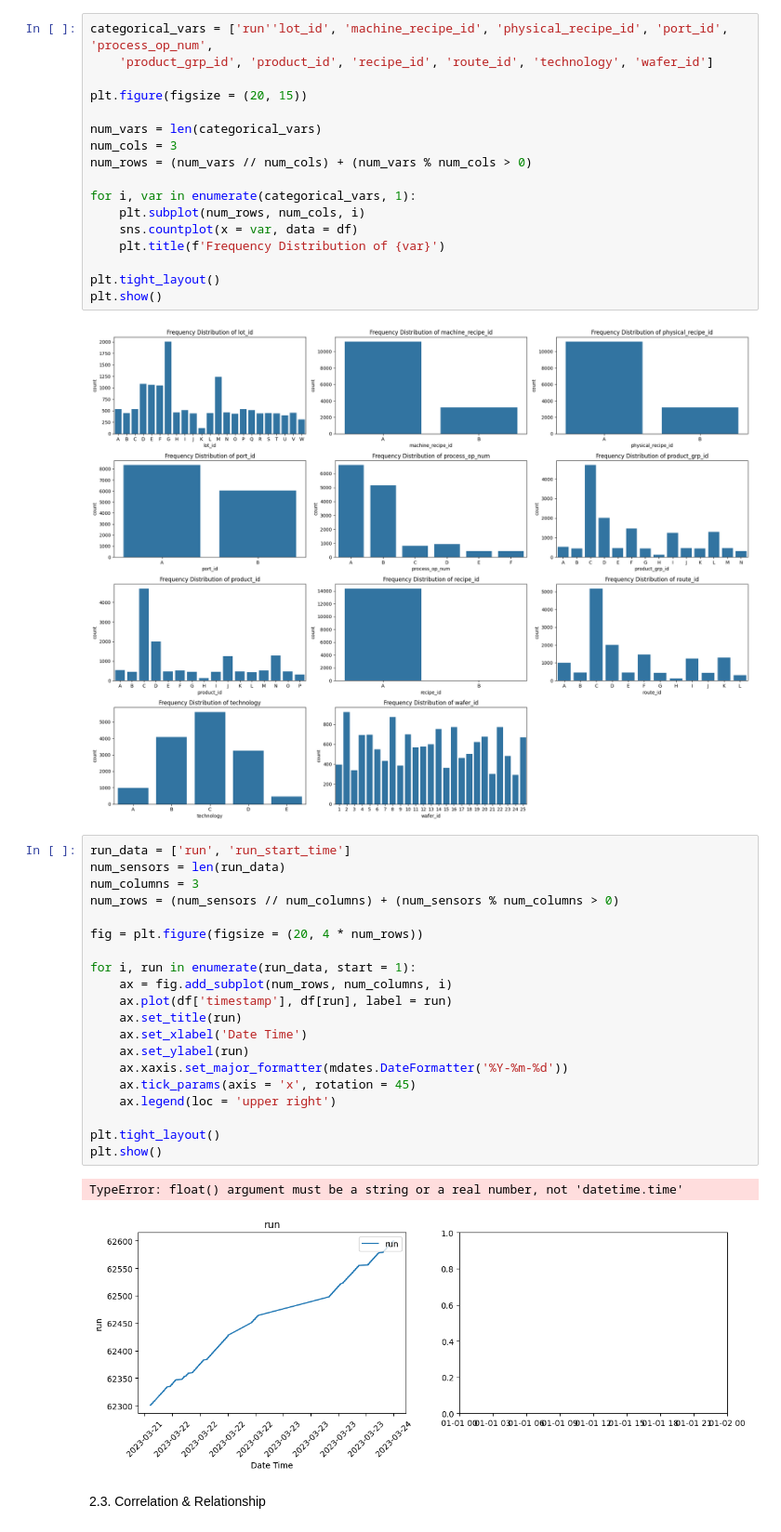
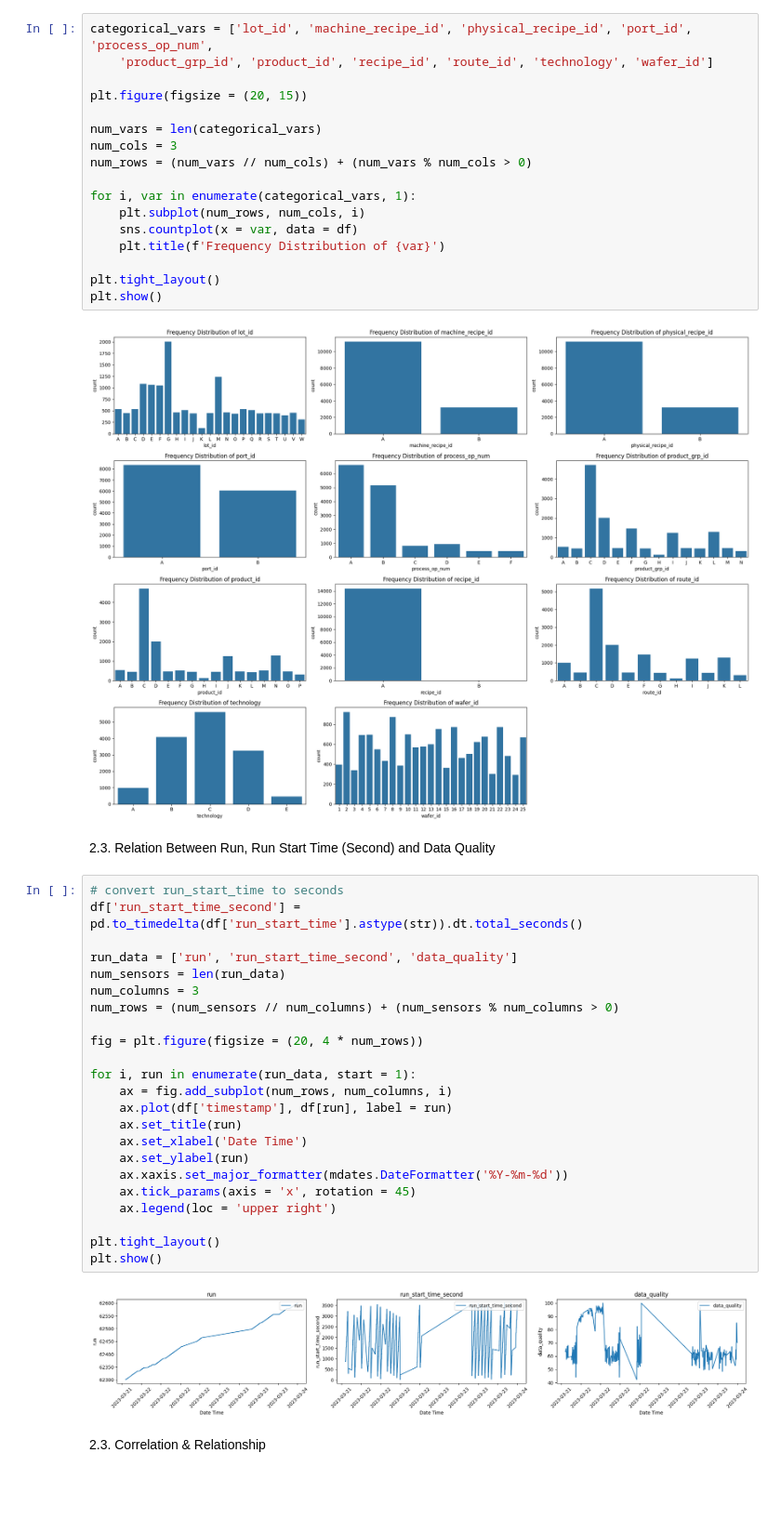
Before and after one commit to christopher192/machine-learning-project, a Jupyter notebook: tool-sensor-anomaly-detection/tool-sensor-anomaly-detection.ipynb, the cells around one changed output. Shown at 93% size. Saved outputs shown, nothing was run; the diff lists cells and outputs as text; blank space fills up the shorter version.

```diff
--- a/tool-sensor-anomaly-detection/tool-sensor-anomaly-detection.ipynb
+++ b/tool-sensor-anomaly-detection/tool-sensor-anomaly-detection.ipynb
@@ -282,7 +283,7 @@ plt.show()
 # %% [markdown]
 2.2. Categorical Variable Analysis
 # %%
-categorical_vars = ['run''lot_id', 'machine_recipe_id', 'physical_recipe_id', 'port_id', 'process_op_num',
+categorical_vars = ['lot_id', 'machine_recipe_id', 'physical_recipe_id', 'port_id', 'process_op_num',
     'product_grp_id', 'product_id', 'recipe_id', 'route_id', 'technology', 'wafer_id']
 
 plt.figure(figsize = (20, 15))
@@ -300,29 +301,33 @@ plt.tight_layout()
 plt.show()
 # %% [output]
 [figure]
+# %% [markdown]
+2.3. Relation Between Run, Run Start Time (Second) and Data Quality
 # %%
-run_data = ['run', 'run_start_time']
+# convert run_start_time to seconds
+df['run_start_time_second'] = pd.to_timedelta(df['run_start_time'].astype(str)).dt.total_seconds()
+
+run_data = ['run', 'run_start_time_second', 'data_quality']
 num_sensors = len(run_data)
 num_columns = 3
 num_rows = (num_sensors // num_columns) + (num_sensors % num_columns > 0)
 
 fig = plt.figure(figsize = (20, 4 * num_rows))
 
 for i, run in enumerate(run_data, start = 1):
     ax = fig.add_subplot(num_rows, num_columns, i)
     ax.plot(df['timestamp'], df[run], label = run)
     ax.set_title(run)
     ax.set_xlabel('Date Time')
     ax.set_ylabel(run)
     ax.xaxis.set_major_formatter(mdates.DateFormatter('%Y-%m-%d'))
     ax.tick_params(axis = 'x', rotation = 45)
     ax.legend(loc = 'upper right')
 
 plt.tight_layout()
 plt.show()
 # %% [output]
-TypeError: float() argument must be a string or a real number, not 'datetime.time'
-[figure, old version]
+[figure, new version]
 # %% [markdown]
 2.3. Correlation & Relationship
 # %%
```
Also changed, not shown: parts of 1 cell of this notebook, 2 other files.
